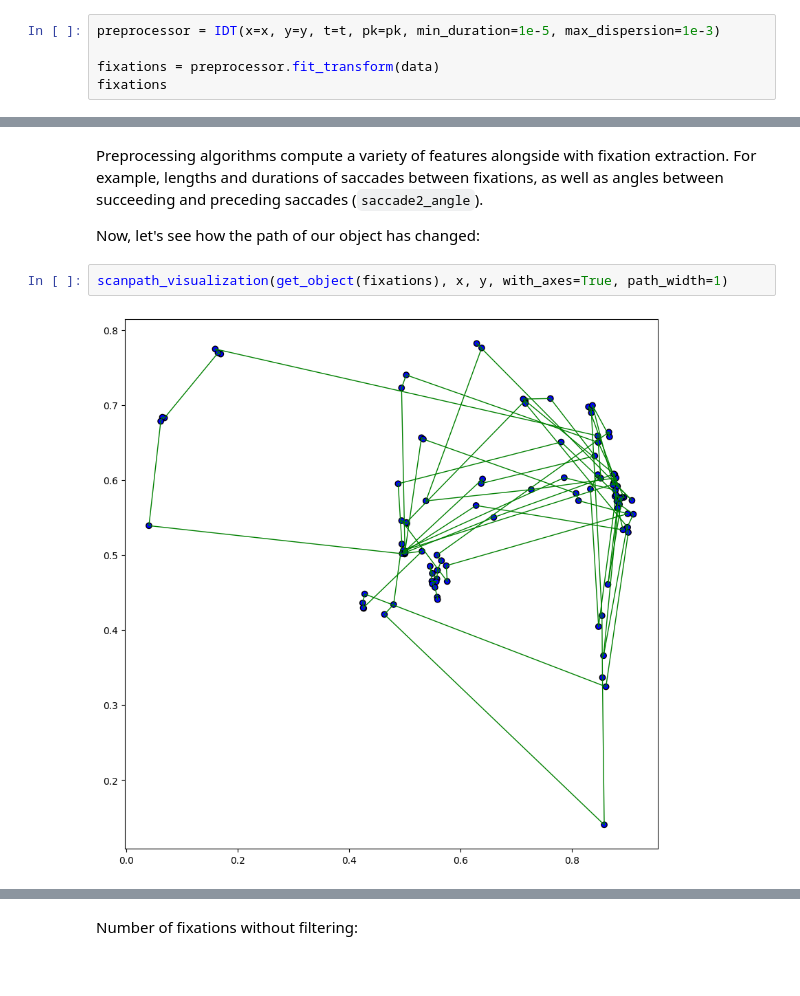
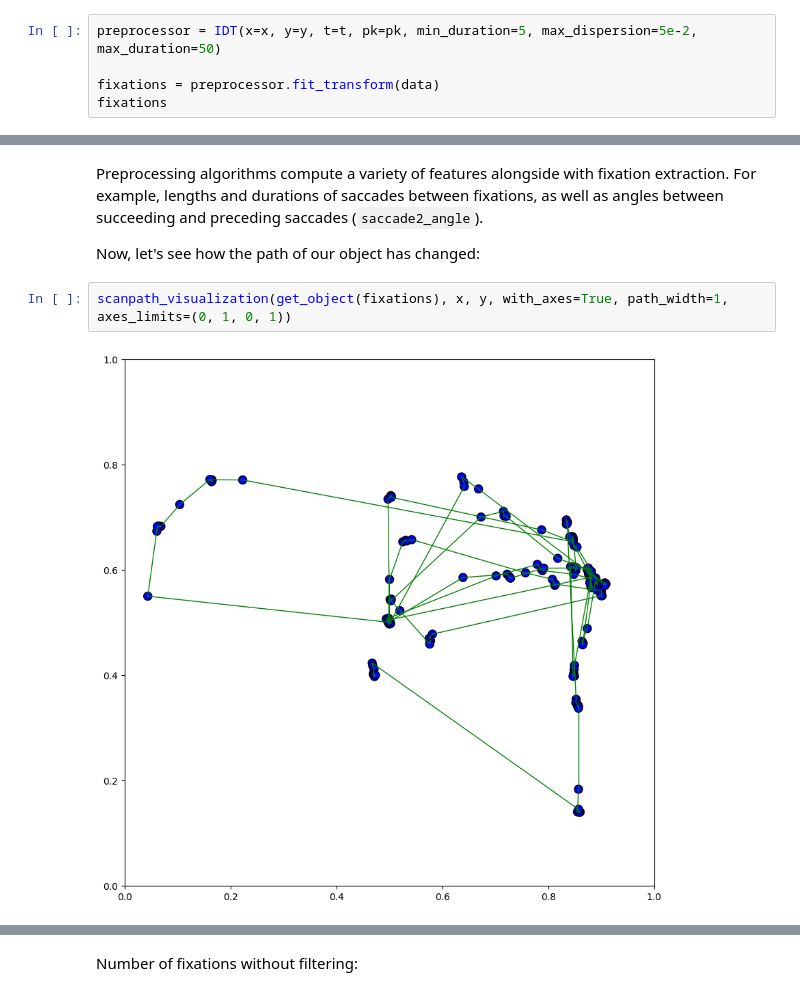
Before and after one commit to hse-scila/EyeFeatures, a Jupyter notebook: tutorials/preprocessing_tutorial.ipynb, the cells around one changed output, grey strips where cells are left out. Cells and saved outputs as stored; diff of their text form.

```diff
--- a/tutorials/preprocessing_tutorial.ipynb
+++ b/tutorials/preprocessing_tutorial.ipynb
@@ -84,7 +93,7 @@ from eyefeatures.preprocessing.fixation_extraction import IDT
 # %% [markdown]
 IDT has two parameters: `min_duration` of fixation and `max_dispersion` of gazes within fixation. They provide a great control over the desired results.
 # %%
-preprocessor = IDT(x=x, y=y, t=t, pk=pk, min_duration=1e-5, max_dispersion=1e-3)
+preprocessor = IDT(x=x, y=y, t=t, pk=pk, min_duration=5, max_dispersion=5e-2, max_duration=50)
 
 fixations = preprocessor.fit_transform(data)
 fixations
@@ -107,9 +116,9 @@ Preprocessing algorithms compute a variety of features alongside with fixation e
 
 Now, let's see how the path of our object has changed:
 # %%
-scanpath_visualization(get_object(fixations), x, y, with_axes=True, path_width=1)
+scanpath_visualization(get_object(fixations), x, y, with_axes=True, path_width=1, axes_limits=(0, 1, 0, 1))
 # %% [output]
-[figure, old version]
+[figure, new version]
 # %% [markdown]
 ### 2. Filtering gazes.
 
```
Also changed, not shown: parts of 8 cells of this notebook, 12 other files.
